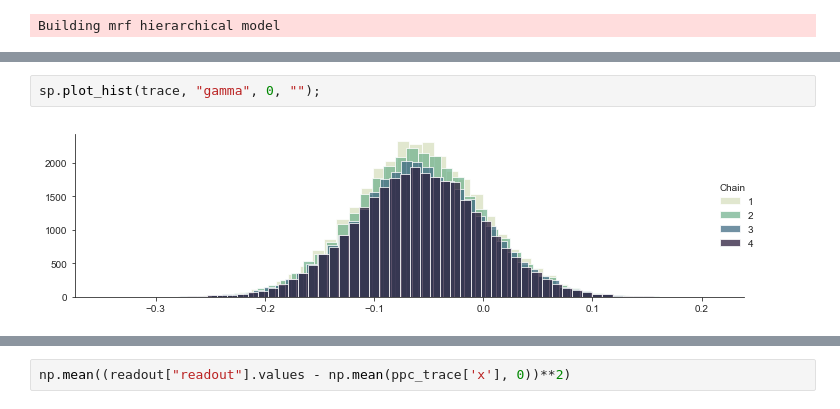
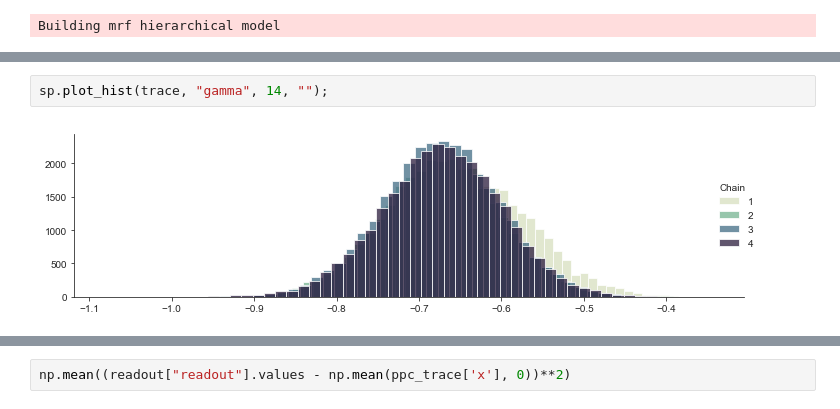
Before and after one commit to cbg-ethz/shm, a Jupyter notebook: analysis/04a-structured_hierarchical_linear_models.ipynb, the cells around one changed output, grey strips where cells are left out. Cells and saved outputs as stored; diff of their text form.

```diff
--- a/analysis/04a-structured_hierarchical_linear_models.ipynb
+++ b/analysis/04a-structured_hierarchical_linear_models.ipynb
@@ -280,7 +211,7 @@ array([-0.8133953 , -1.0319825 , -1.03789955, -1.0798849 , -0.78006714,
 # %%
-sp.plot_hist(trace, "gamma", 0, "");
+sp.plot_hist(trace, "gamma", 14, "");
 # %% [output]
-[figure, old version]
+[figure, new version]
 # %%
 sp.plot_hist(trace, "gamma", 15, "");
 # %% [output]
```
Also changed, not shown: parts of 34 cells of this notebook, 14 other files.
